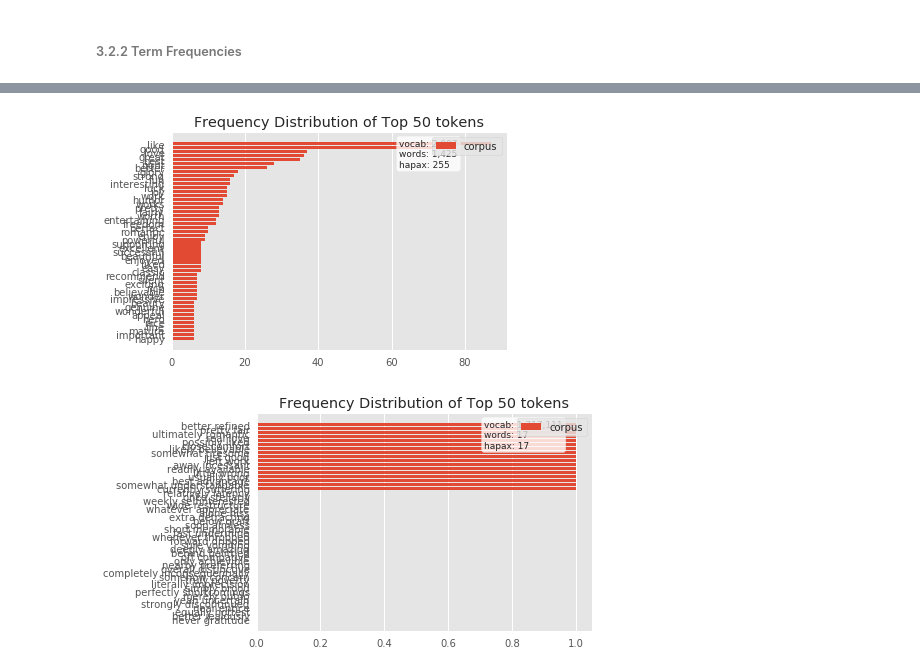
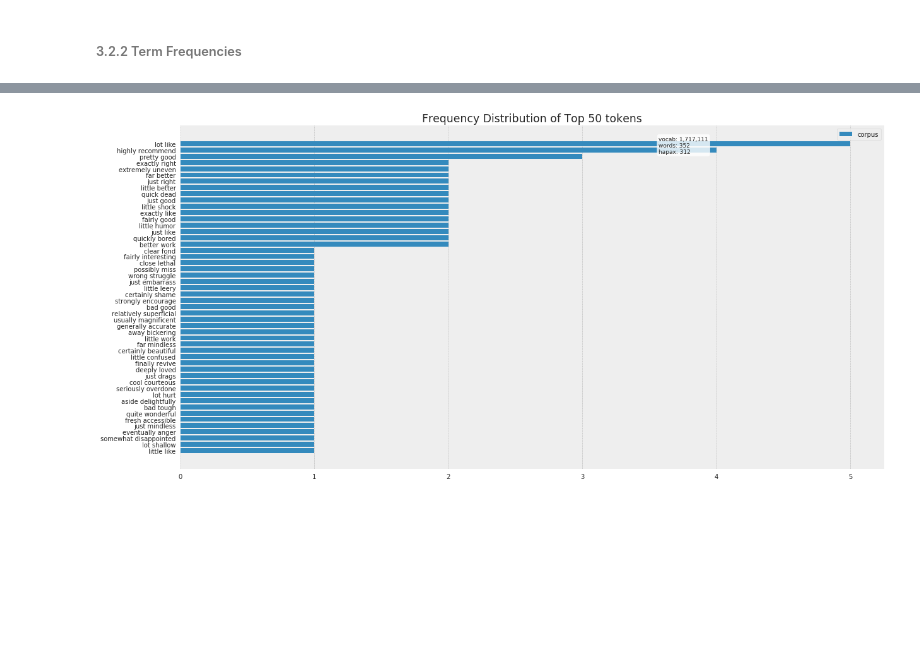
Before and after one commit to avirajs/ML_Proj1, a Jupyter notebook: Project1.ipynb, the cells around one changed output, grey strips where cells are left out. Drawn from its saved outputs; the diff is of its cells as text; code cells hidden in the pictures; blank space fills up the shorter version.

```diff
--- a/Project1.ipynb
+++ b/Project1.ipynb
@@ -70,7 +75,7 @@ for filename in glob.glob('polarity_html/sample/*.html'):
         documents.append(cleaned)
 
 
-print("Total Documents in Corpus: ",len(documents))
+print("Total Documents in Corpus: ", 1000)
 
 #code to see raw vesion
 example_raw = open("polarity_html/movie/0002.html")
@@ -80,6 +85,6 @@ print(example_raw.read()[:1000])
 #code to view cleaned version
 print("\n************************Preprocessed Version*******************\n")
 print(documents[0][:1000])
-documents = documents[:50]
-char_count = char_count[:50]
+documents = documents[:1000]
+char_count = char_count[:1000]
 # %% [output]
@@ -490,9 +496,8 @@ No sentiment word occurence than increase values from there
 # %%
 #grouped bar charts for both
-plt.style.use('ggplot')
+plt.style.use('bmh')
 
 character_count = df_grouped_sentiments.total_char_count.median()
 ax = character_count.plot(kind='bar')
 plt.title('Median Character Count Comparison by sentiment')
-plt.show()
 # %% [output]
@@ -526,14 +544,9 @@ visualizer.poof()
 # %%
-pos_features = pos_count_vect.get_feature_names()
-visualizer = FreqDistVisualizer(features=pos_features)
-visualizer.fit(pos_bag_words)
+f, axes = plt.subplots(1)
+f.set_size_inches(20, 10)
+adv_bi_features = adv_bi_count_vect.get_feature_names()
+visualizer = FreqDistVisualizer(features=adv_bi_features, ax=axes)
+visualizer.fit(adv_bi_bag_words)
 visualizer.poof()
 # %% [output]
-[figure, old version]
+[figure, new version]
-# %%
-adv_bi_features = adv_bi_count_vect.get_feature_names()
-visualizer = FreqDistVisualizer(features=adv_bi_features)
-visualizer.fit(adv_bi_bag_words)
-visualizer.poof()
-# %% [output]
-[figure, removed]
```
Also changed, not shown: parts of 53 cells of this notebook.
